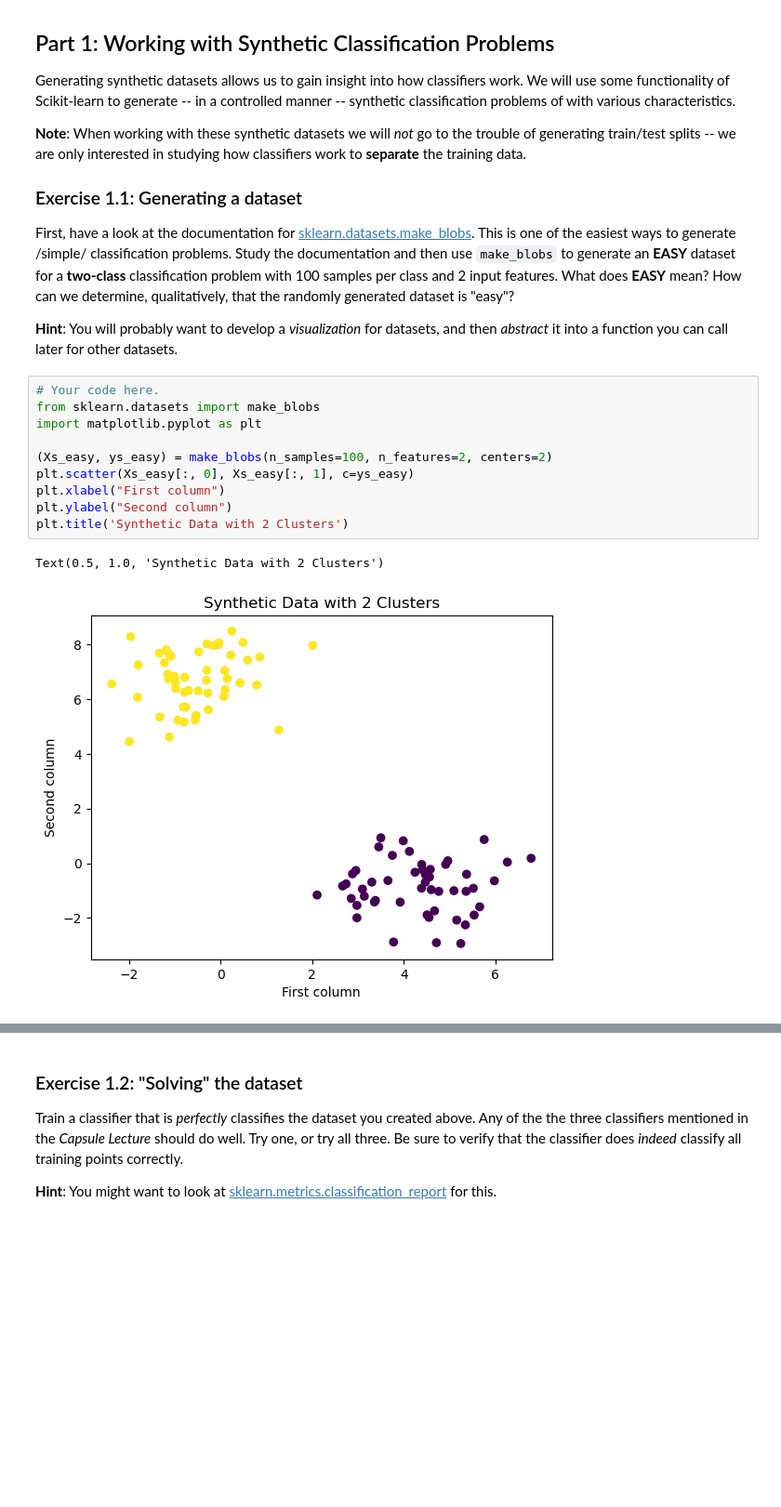
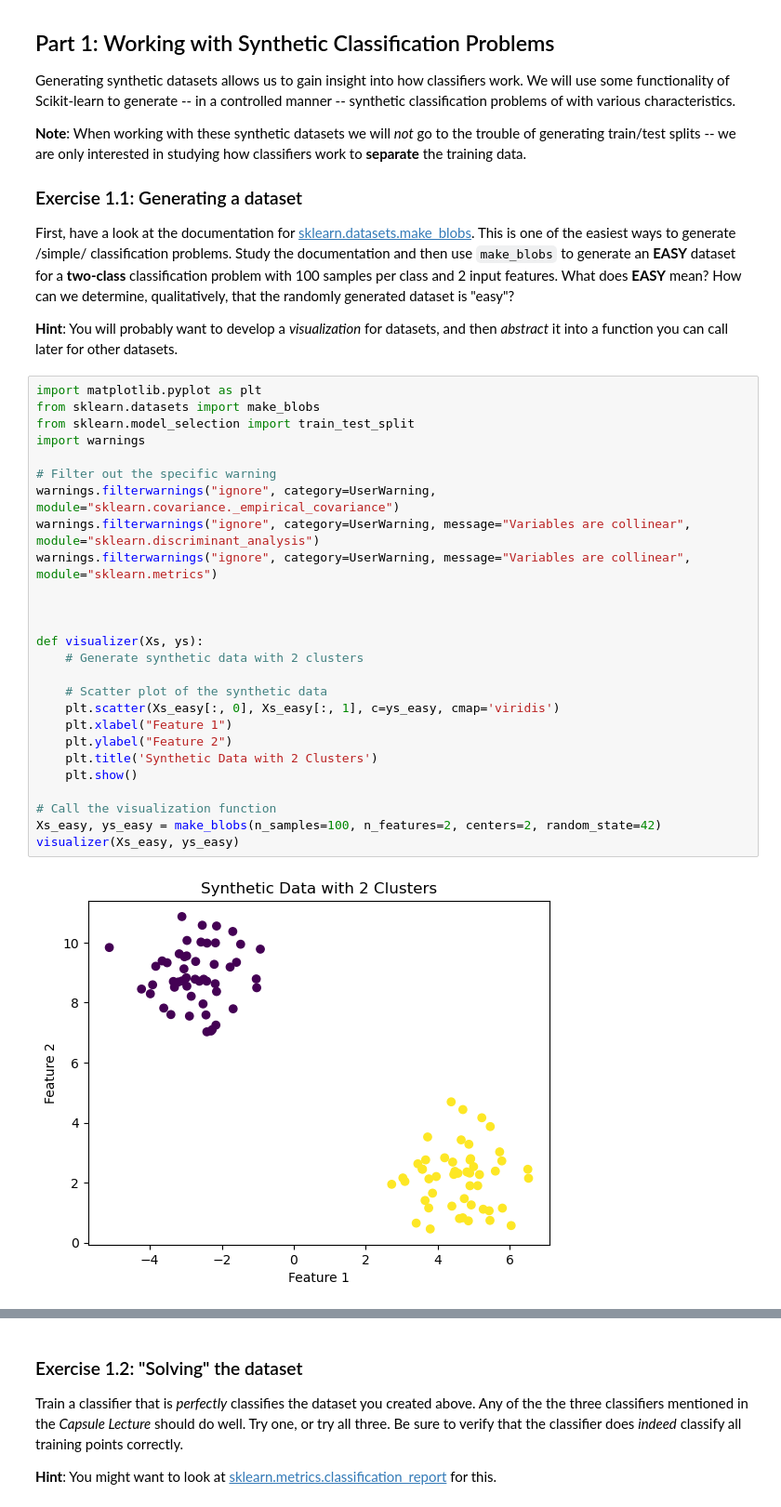
Before and after one commit to Pampaj7/FMLab, a Jupyter notebook: FML-Pampaloni-Classification.ipynb, the cells around one changed output, grey strips where cells are left out. Shown at 93% size. Saved outputs shown, nothing was run; the diff lists cells and outputs as text; blank space fills up the shorter version.

Commit message:
Second lab done

```diff
--- a/FML-Pampaloni-Classification.ipynb
+++ b/FML-Pampaloni-Classification.ipynb
@@ -16,16 +16,31 @@ Generating synthetic datasets allows us to gain insight into how classifiers wor
 First, have a look at the documentation for [sklearn.datasets.make_blobs](https://scikit-learn.org/stable/modules/generated/sklearn.datasets.make_blobs.html#sklearn.datasets.make_blobs). This is one of the easiest ways to generate /simple/ classification problems. Study the documentation and then use `make_blobs` to generate an **EASY** dataset for a **two-class** classification problem with 100 samples per class and 2 input features. What does **EASY** mean? How can we determine, qualitatively, that the randomly generated dataset is "easy"?
 
 **Hint**: You will probably want to develop a *visualization* for datasets, and then *abstract* it into a function you can call later for other datasets.
-# %%
-# Your code here.
-from sklearn.datasets import make_blobs
-import matplotlib.pyplot as plt
-
-(Xs_easy, ys_easy) = make_blobs(n_samples=100, n_features=2, centers=2)
-plt.scatter(Xs_easy[:, 0], Xs_easy[:, 1], c=ys_easy)
-plt.xlabel("First column")
-plt.ylabel("Second column")
-plt.title('Synthetic Data with 2 Clusters')
-# %% [output]
-Text(0.5, 1.0, 'Synthetic Data with 2 Clusters')
-[figure, removed]
+# %%
+import matplotlib.pyplot as plt
+from sklearn.datasets import make_blobs
+from sklearn.model_selection import train_test_split
+import warnings
+
+# Filter out the specific warning
+warnings.filterwarnings("ignore", category=UserWarning, module="sklearn.covariance._empirical_covariance")
+warnings.filterwarnings("ignore", category=UserWarning, message="Variables are collinear", module="sklearn.discriminant_analysis")
+warnings.filterwarnings("ignore", category=UserWarning, message="Variables are collinear", module="sklearn.metrics")
+
+
+
+def visualizer(Xs, ys):
+    # Generate synthetic data with 2 clusters
+
+    # Scatter plot of the synthetic data
+    plt.scatter(Xs_easy[:, 0], Xs_easy[:, 1], c=ys_easy, cmap='viridis')
+    plt.xlabel("Feature 1")
+    plt.ylabel("Feature 2")
+    plt.title('Synthetic Data with 2 Clusters')
+    plt.show()
+
+# Call the visualization function
+Xs_easy, ys_easy = make_blobs(n_samples=100, n_features=2, centers=2, random_state=42)
+visualizer(Xs_easy, ys_easy)
+# %% [output]
+[figure, added]
```
Also changed, not shown: parts of 70 cells of this notebook.
